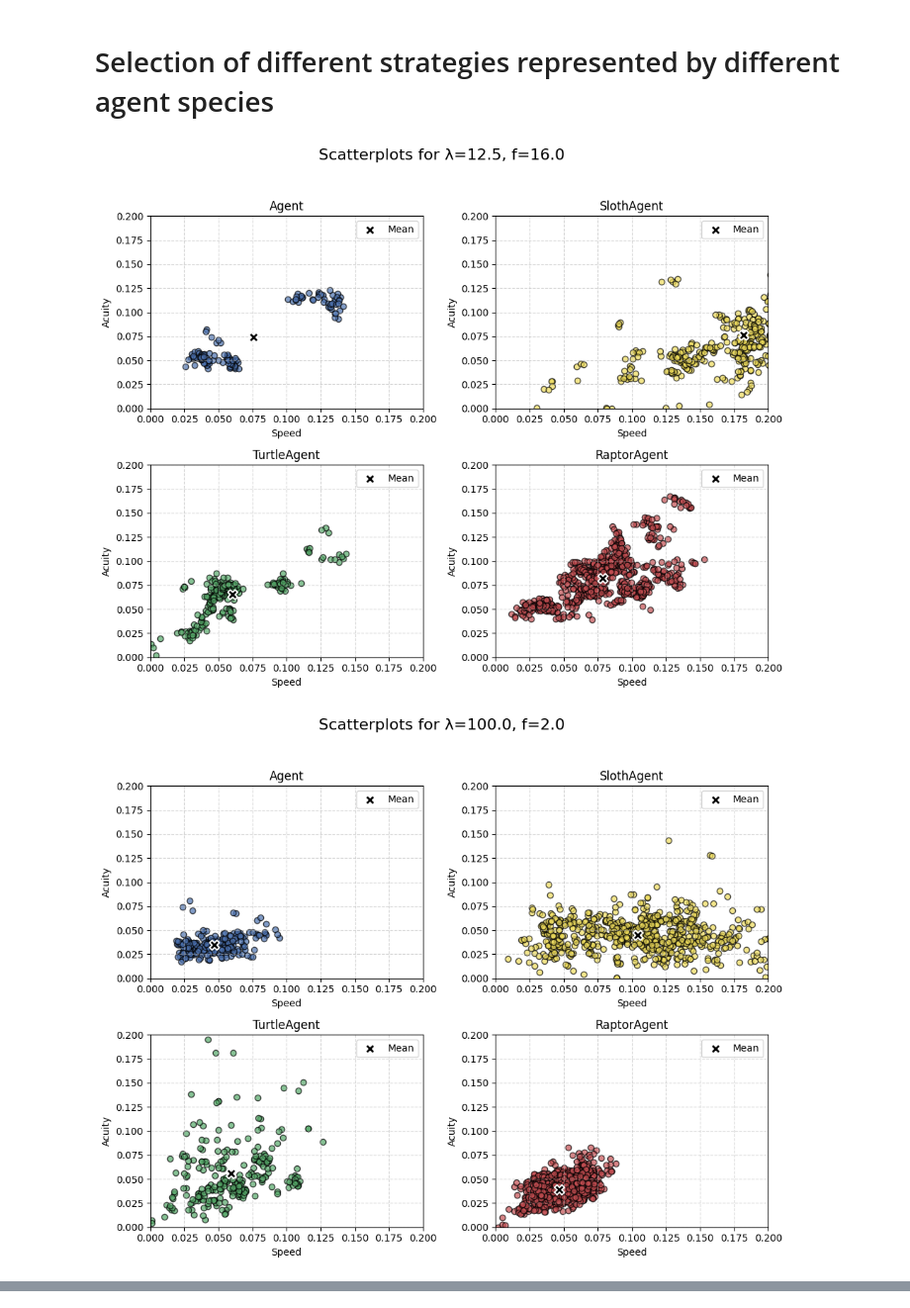
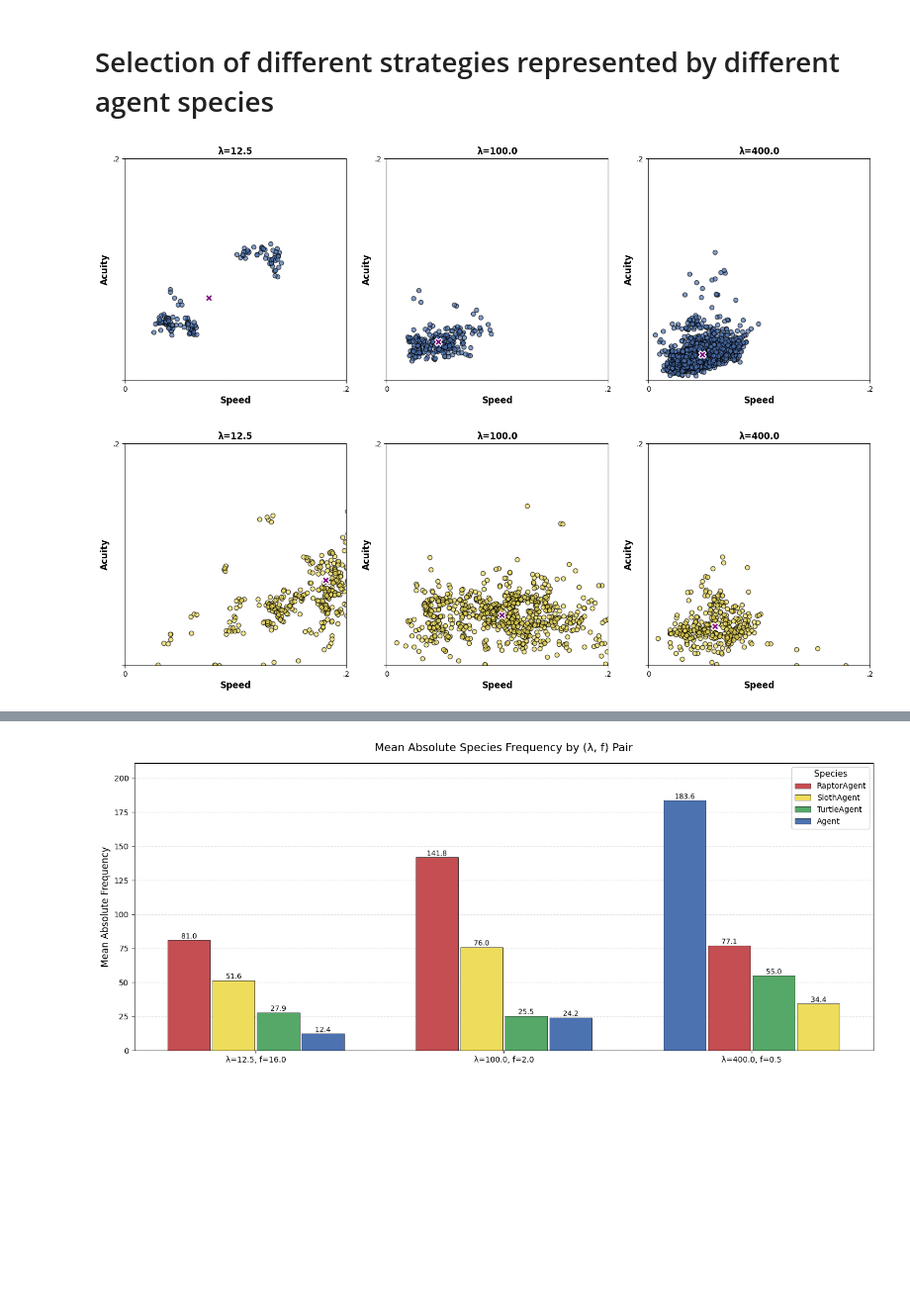
Before and after one commit to PrometheosFire/foraging-sim, a Jupyter notebook: evaluation/results.ipynb, the cells around one changed output, grey strips where cells are left out. Shown at 99% size. Cells and saved outputs as stored; diff of their text form; code cells hidden in the pictures; blank space fills up the shorter version.

Commit message:
better scatterplots for paper

```diff
--- a/evaluation/results.ipynb
+++ b/evaluation/results.ipynb
@@ -599,17 +599,19 @@ species_list = ['Agent', 'SlothAgent', 'TurtleAgent', 'RaptorAgent']
 df['lambda_f'] = list(zip(df['lambda'], df['f']))
 
 # ----------------------------------------
-# Scatterplots: 3 figures, each with 4 subplots (one per species)
+# Scatterplots: Grouped by Species
 # ----------------------------------------
 
 unique_pairs = df[['lambda', 'f']].drop_duplicates().reset_index(drop=True)
 
-for idx, (lam, f_val) in unique_pairs.iterrows():
-    fig, axes = plt.subplots(2, 2, figsize=(10, 8))
-    fig.suptitle(f'Scatterplots for λ={lam}, f={f_val}', fontsize=16)
+for species in species_list:
+    fig, axes = plt.subplots(1, 3, figsize=(15, 5))
     axes = axes.flatten()
 
-    for i, species in enumerate(species_list):
+    for i, (lam, f_val) in unique_pairs.iterrows():
+        if i >= 3:
+            break  # Only show first 3 (λ, f) pairs
+
         ax = axes[i]
         subset = df[
             (df['lambda'] == lam) &
@@ -625,49 +627,50 @@ for idx, (lam, f_val) in unique_pairs.iterrows():
                 edgecolors='k'
             )
 
-            # Calculate and plot mean point
+            # Mean marker
             mean_speed = subset['speed'].mean()
             mean_acuity = subset['acuity'].mean()
             ax.scatter(
                 mean_speed, mean_acuity,
-                color='black',
+                color='purple',
                 marker='X',
                 s=100,
                 edgecolors='white',
                 linewidth=1.5,
-                label='Mean',
                 zorder=5
             )
+        else:
+            ax.text(0.1, 0.1, 'No Data', ha='center', va='center', fontsize=10, color='gray')
 
-        ax.set_title(species)
+        ax.set_title(f'λ={lam}', fontweight='bold')
         ax.set_xlim(0, 0.2)
         ax.set_ylim(0, 0.2)
-        ax.set_xlabel('Speed')
-        ax.set_ylabel('Acuity')
+        ax.set_xticks([0, 0.2])
+        ax.set_yticks([0, 0.2])
+        ax.set_xticklabels(['0', '.2'])
+        ax.set_yticklabels(['', '.2'])
+        ax.set_xlabel('Speed', fontsize=12, fontweight='bold')
+        ax.set_ylabel('Acuity', fontsize=12, fontweight='bold')
+        ax.set_aspect('equal')
         ax.grid(True, linestyle='--', alpha=0.5)
 
-        # Optionally add legend once per figure
-        if not subset.empty:
-            ax.legend(loc='upper right')
-
-
-    # Hide extra axes if fewer than 4
-    for j in range(len(species_list), len(axes)):
+    for j in range(len(unique_pairs), len(axes)):
         fig.delaxes(axes[j])
 
     plt.tight_layout(rect=[0, 0, 1, 0.95])
     plt.show()
 
+
 # ----------------------------------------
-# Enhanced Sorted Bar Plot: Mean Frequency by (lambda, f)
+# Mean Absolute Frequency Bar Plot
 # ----------------------------------------
 
 # Compute mean absolute frequency
 freq = df.groupby(['lambda_f', 'species']).size().reset_index(name='mean_freq')
-freq['mean_freq'] /= 10
+freq['mean_freq'] /= 10  # Normalize (e.g., 10 simulation runs)
 
 # Prepare plot
-pairs = freq['lambda_f'].unique()
+pairs = sorted(freq['lambda_f'].unique(), key=lambda x: (x[0], x[1]))
 x_locs = np.arange(len(pairs))
 bar_width = 0.18
 
@@ -686,34 +689,34 @@ for i, pair in enumerate(pairs):
             width=bar_width * 0.95,
             color=species_colors[species],
             edgecolor='black',
             linewidth=0.5,
             label=species if i == 0 else "",
             zorder=3
         )
 
-        # Add text label on top of each bar
+        # Add text label
         ax.text(
             x_locs[i] + offset,
             value + 0.01,
             f'{value:.1f}',
             ha='center',
             va='bottom',
             fontsize=9,
             color='black',
             path_effects=[pe.withStroke(linewidth=1, foreground='white')]
         )
 
 # Aesthetics
 ax.set_title('Mean Absolute Species Frequency by (λ, f) Pair', fontsize=14, pad=15)
 ax.set_ylabel('Mean Absolute Frequency', fontsize=12)
 ax.set_xticks(x_locs)
 ax.set_xticklabels([f'λ={p[0]}, f={p[1]}' for p in pairs], fontsize=10)
-ax.set_ylim(0, freq['mean_freq'].max() + 0.1)
+ax.set_ylim(0, freq['mean_freq'].max() * 1.15)
 ax.legend(title='Species', fontsize=10, title_fontsize=11)
 ax.grid(axis='y', linestyle='--', alpha=0.5, zorder=0)
 
 plt.tight_layout()
 plt.show()
 # %% [output]
-[figure, old version]
+[figure, new version]
-[figure, old version]
+[figure, new version]
@@ -721,0 +725 @@ plt.show()
+[figure, added]
```
Also changed, not shown: parts of 1 cell of this notebook.
